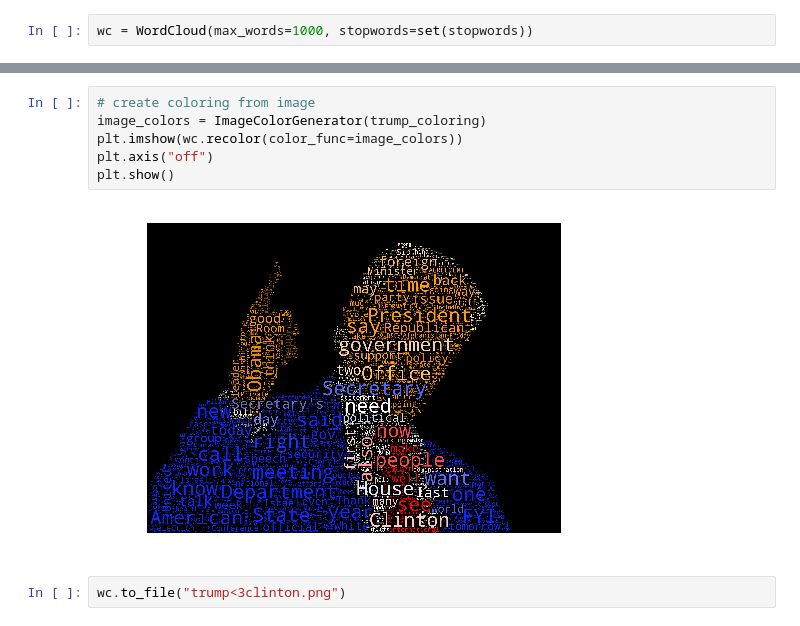
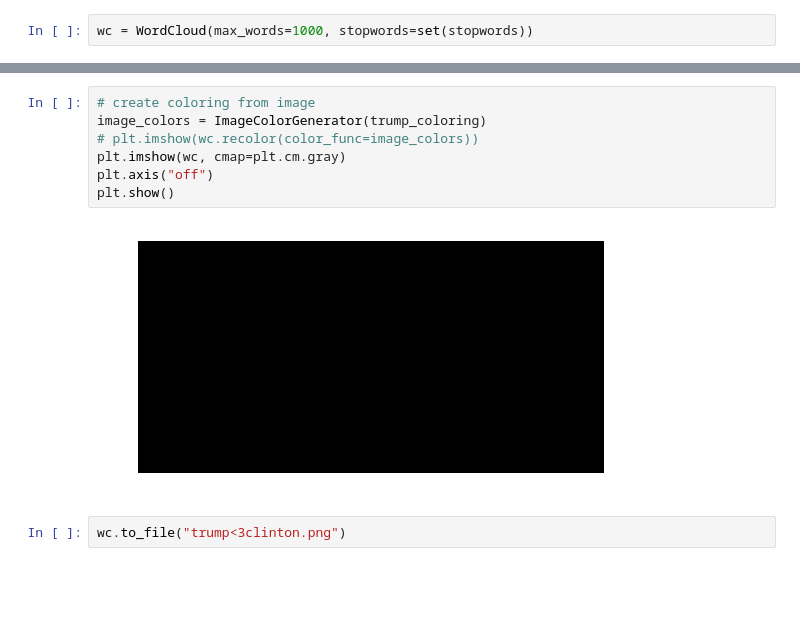
Before and after one commit to jmuth/ADA_homeworks, a Jupyter notebook: 05 - Taming Text/Taming_Text.ipynb, the cells around one changed output, grey strips where cells are left out. Cells and saved outputs as stored; diff of their text form; blank space fills up the shorter version.

```diff
--- a/05 - Taming Text/Taming_Text.ipynb
+++ b/05 - Taming Text/Taming_Text.ipynb
@@ -81,11 +84,12 @@ wc_colored.generate(text_str)
 # %%
 # create coloring from image
 image_colors = ImageColorGenerator(trump_coloring)
-plt.imshow(wc.recolor(color_func=image_colors))
+# plt.imshow(wc.recolor(color_func=image_colors))
+plt.imshow(wc, cmap=plt.cm.gray)
 plt.axis("off")
 plt.show()
 # %% [output]
-[figure, old version]
+[figure, new version]
 # %%
 wc.to_file("trump<3clinton.png")
 # %% [output]
```
Also changed, not shown: parts of 4 cells of this notebook, 11 other files.
